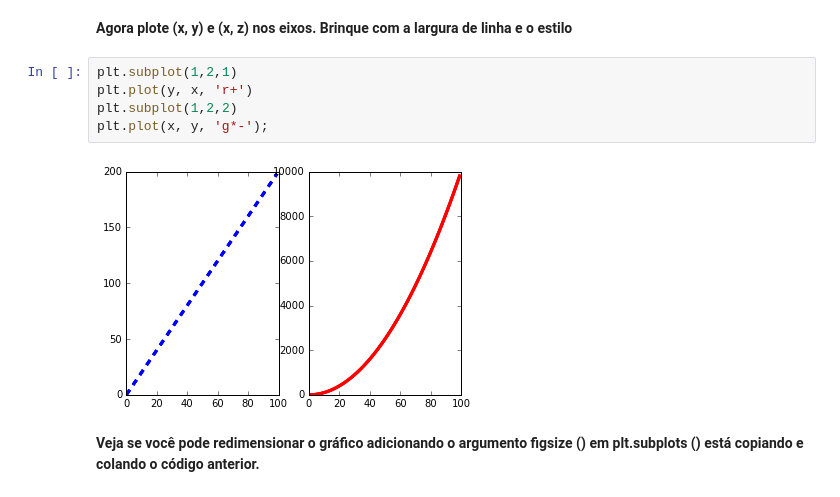
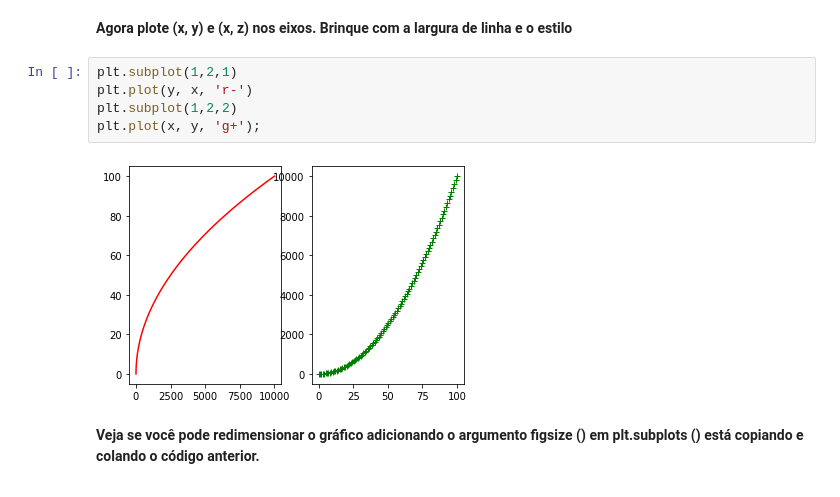
Before and after one commit to mvtodescato/InteligenciaArtificial, a Jupyter notebook: 03-Matplotlib/32-MatplotlibExercises.ipynb, the cells around one changed output. Cells and saved outputs as stored; diff of their text form.

```diff
--- a/03-Matplotlib/32-MatplotlibExercises.ipynb
+++ b/03-Matplotlib/32-MatplotlibExercises.ipynb
@@ -117,11 +106,11 @@ plt.plot();
 **Agora plote (x, y) e (x, z) nos eixos. Brinque com a largura de linha e o estilo**
 # %%
 plt.subplot(1,2,1)
-plt.plot(y, x, 'r+')
+plt.plot(y, x, 'r-')
 plt.subplot(1,2,2)
-plt.plot(x, y, 'g*-');
+plt.plot(x, y, 'g+');
 # %% [output]
-[figure, old version]
+[figure, new version]
 # %% [markdown]
 
 **Veja se você pode redimensionar o gráfico adicionando o argumento figsize () em plt.subplots () está copiando e colando o código anterior.**
```
Also changed, not shown: parts of 7 cells of this notebook.
